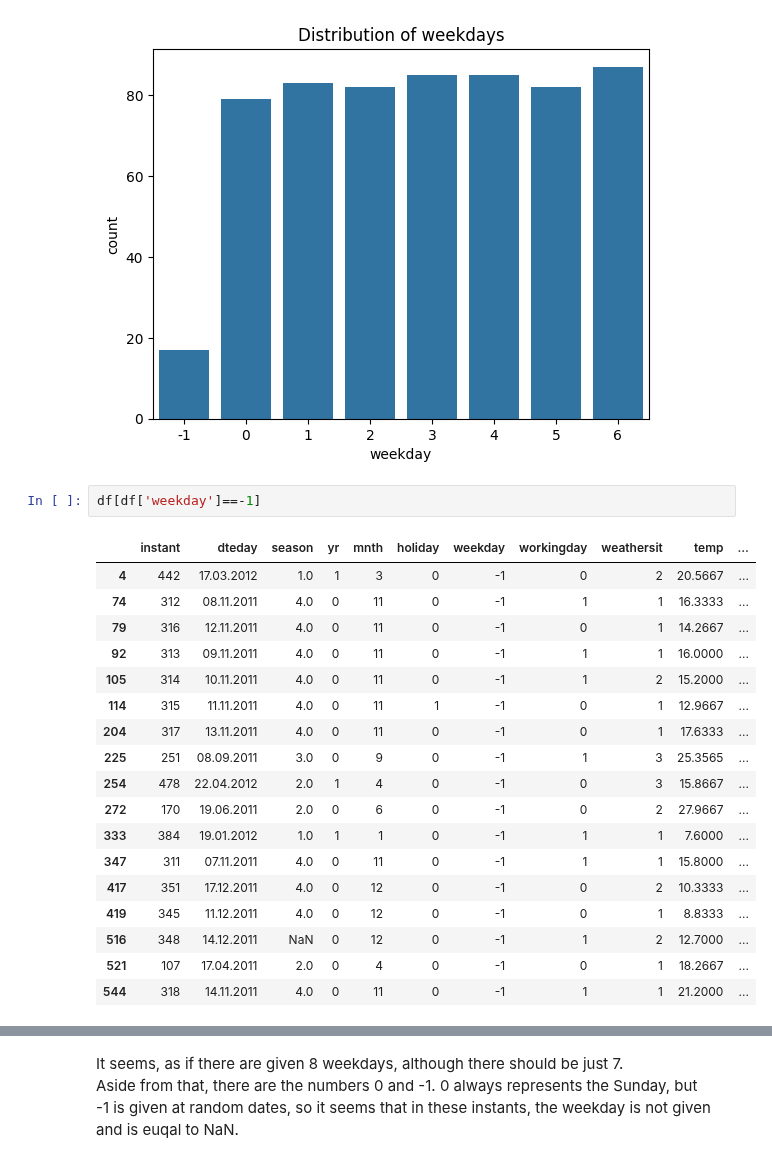
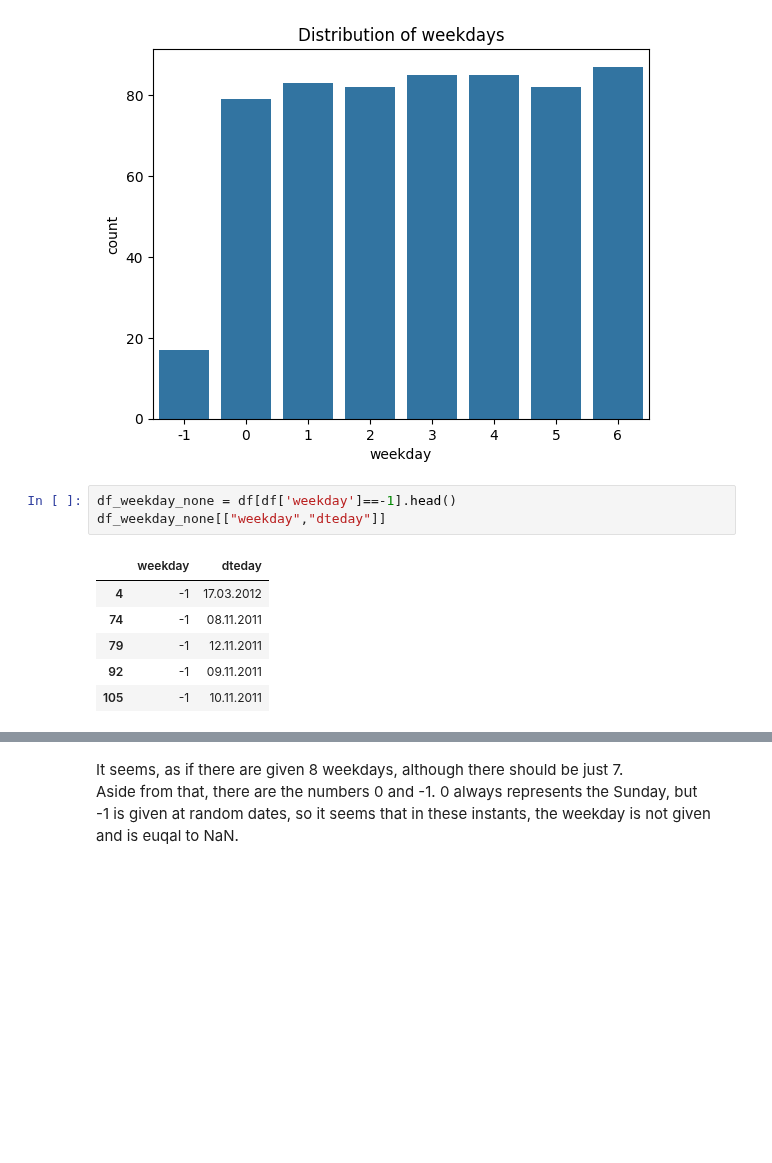
Before and after one commit to PatrykGadziomski/Bike-Rental-Prediction, a Jupyter notebook: Project Data set and Description-20231027/Visualisations_Linus.ipynb, the cells around one changed output, grey strips where cells are left out. Cells and saved outputs as stored; diff of their text form; blank space fills up the shorter version.

```diff
--- a/Project Data set and Description-20231027/Visualisations_Linus.ipynb
+++ b/Project Data set and Description-20231027/Visualisations_Linus.ipynb
@@ -64,24 +71,13 @@ plt.show()
 # %% [output]
 [figure]
 # %%
-df[df['weekday']==-1]
+df_weekday_none = df[df['weekday']==-1].head()
+df_weekday_none[["weekday","dteday"]]
 # %% [output]
-|  | instant | dteday | season | yr | mnth | holiday | weekday | workingday | weathersit | temp | ... |
-| 4 | 442 | 17.03.2012 | 1.0 | 1 | 3 | 0 | -1 | 0 | 2 | 20.5667 | ... |
-| 74 | 312 | 08.11.2011 | 4.0 | 0 | 11 | 0 | -1 | 1 | 1 | 16.3333 | ... |
-| 79 | 316 | 12.11.2011 | 4.0 | 0 | 11 | 0 | -1 | 0 | 1 | 14.2667 | ... |
-| 92 | 313 | 09.11.2011 | 4.0 | 0 | 11 | 0 | -1 | 1 | 1 | 16.0000 | ... |
-| 105 | 314 | 10.11.2011 | 4.0 | 0 | 11 | 0 | -1 | 1 | 2 | 15.2000 | ... |
-| 114 | 315 | 11.11.2011 | 4.0 | 0 | 11 | 1 | -1 | 0 | 1 | 12.9667 | ... |
-| 204 | 317 | 13.11.2011 | 4.0 | 0 | 11 | 0 | -1 | 0 | 1 | 17.6333 | ... |
-| 225 | 251 | 08.09.2011 | 3.0 | 0 | 9 | 0 | -1 | 1 | 3 | 25.3565 | ... |
-| 254 | 478 | 22.04.2012 | 2.0 | 1 | 4 | 0 | -1 | 0 | 3 | 15.8667 | ... |
-| 272 | 170 | 19.06.2011 | 2.0 | 0 | 6 | 0 | -1 | 0 | 2 | 27.9667 | ... |
-| 333 | 384 | 19.01.2012 | 1.0 | 1 | 1 | 0 | -1 | 1 | 1 | 7.6000 | ... |
-| 347 | 311 | 07.11.2011 | 4.0 | 0 | 11 | 0 | -1 | 1 | 1 | 15.8000 | ... |
-| 417 | 351 | 17.12.2011 | 4.0 | 0 | 12 | 0 | -1 | 0 | 2 | 10.3333 | ... |
-| 419 | 345 | 11.12.2011 | 4.0 | 0 | 12 | 0 | -1 | 0 | 1 | 8.8333 | ... |
-| 516 | 348 | 14.12.2011 | NaN | 0 | 12 | 0 | -1 | 1 | 2 | 12.7000 | ... |
-| 521 | 107 | 17.04.2011 | 2.0 | 0 | 4 | 0 | -1 | 0 | 1 | 18.2667 | ... |
-| 544 | 318 | 14.11.2011 | 4.0 | 0 | 11 | 0 | -1 | 1 | 1 | 21.2000 | ... |
+|  | weekday | dteday |
+| 4 | -1 | 17.03.2012 |
+| 74 | -1 | 08.11.2011 |
+| 79 | -1 | 12.11.2011 |
+| 92 | -1 | 09.11.2011 |
+| 105 | -1 | 10.11.2011 |
 # %%
```
Also changed, not shown: parts of 9 cells of this notebook.
